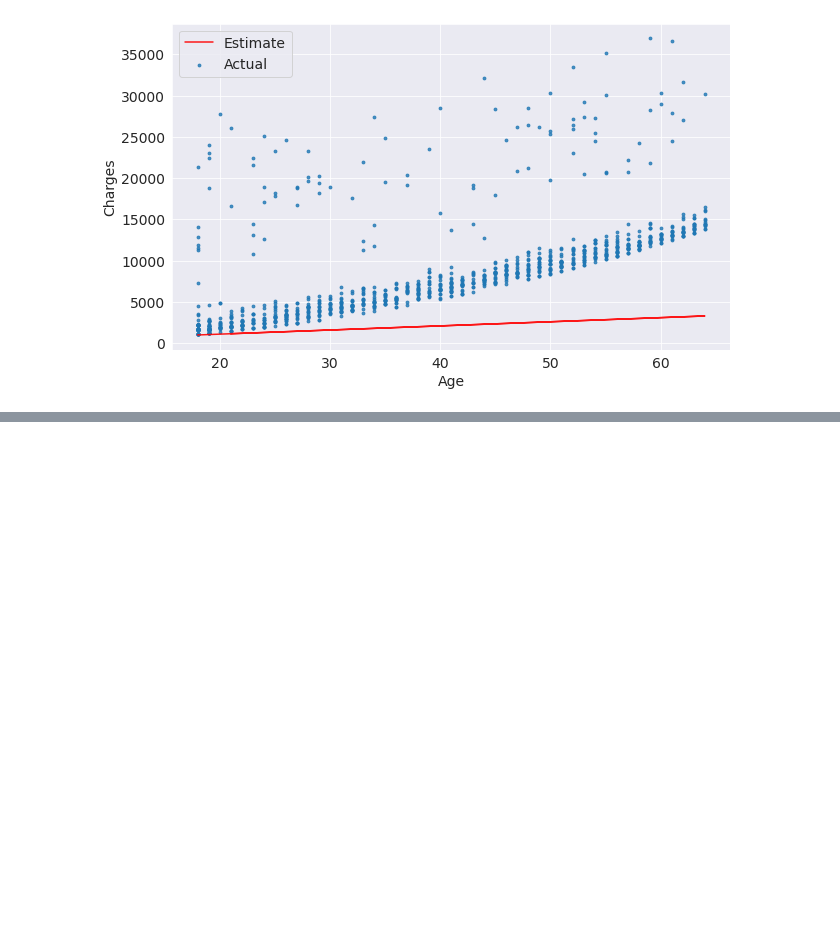
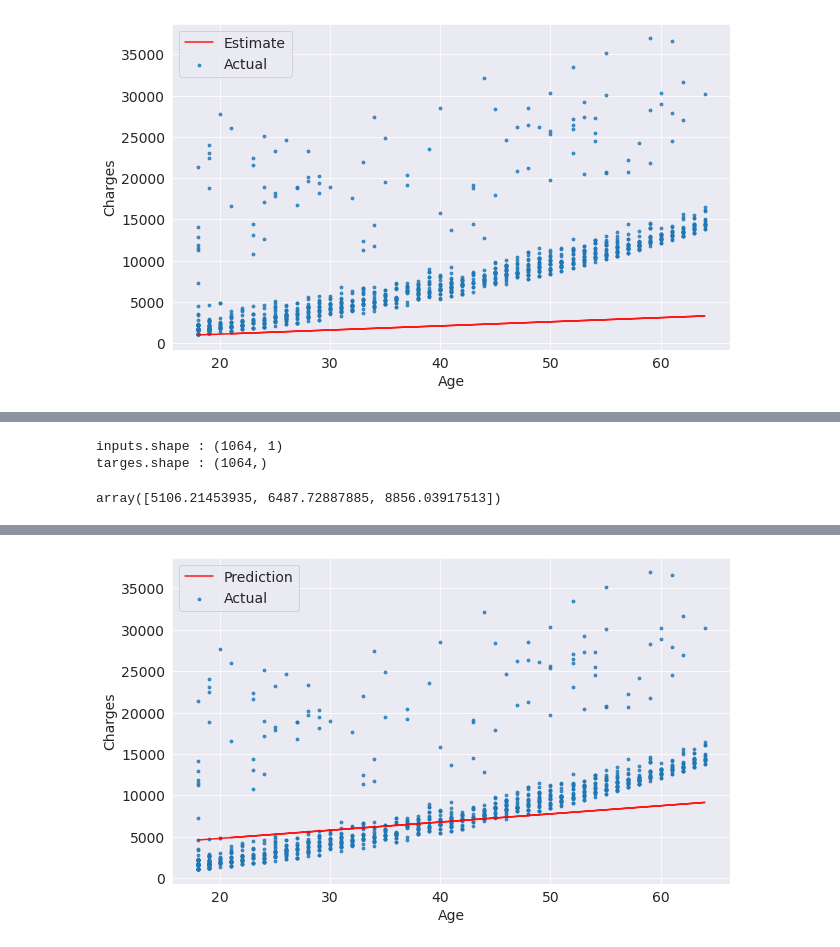
Before and after one commit to INSVICKY/Machine_learning_jovian, a Jupyter notebook: Vivek_python_sklearn_linear_regression.ipynb, the cells around one changed output, grey strips where cells are left out. Drawn from its saved outputs; the diff is of its cells as text; code cells hidden in the pictures; blank space fills up the shorter version.

```diff
--- a/Vivek_python_sklearn_linear_regression.ipynb
+++ b/Vivek_python_sklearn_linear_regression.ipynb
@@ -402,0 +615,4 @@ rmse(targets, predicted)
+# %%
+from sklearn.linear_model import SGDRegressor
+model = SGDRegressor()
+help(model.fit)
@@ -402,0 +637,16 @@ rmse(targets, predicted)
+# %%
+inputs = non_smoker_df[['age']]
+targets = non_smoker_df.charges
+print('inputs.shape :', inputs.shape)
+print('targes.shape :', targets.shape)
+model.fit(inputs, targets)
+model.predict(np.array([[23],
+                        [37],
+                        [61]]))
+# %% [output]
+inputs.shape : (1064, 1)
+targes.shape : (1064,)
+array([5106.21453935, 6487.72887885, 8856.03917513])
+# %%
+try_parameters(model.coef_, model.intercept_)
+# %% [output]
@@ -402,0 +654 @@ rmse(targets, predicted)
+[figure, added]
```
Also changed, not shown: parts of 43 cells of this notebook.
